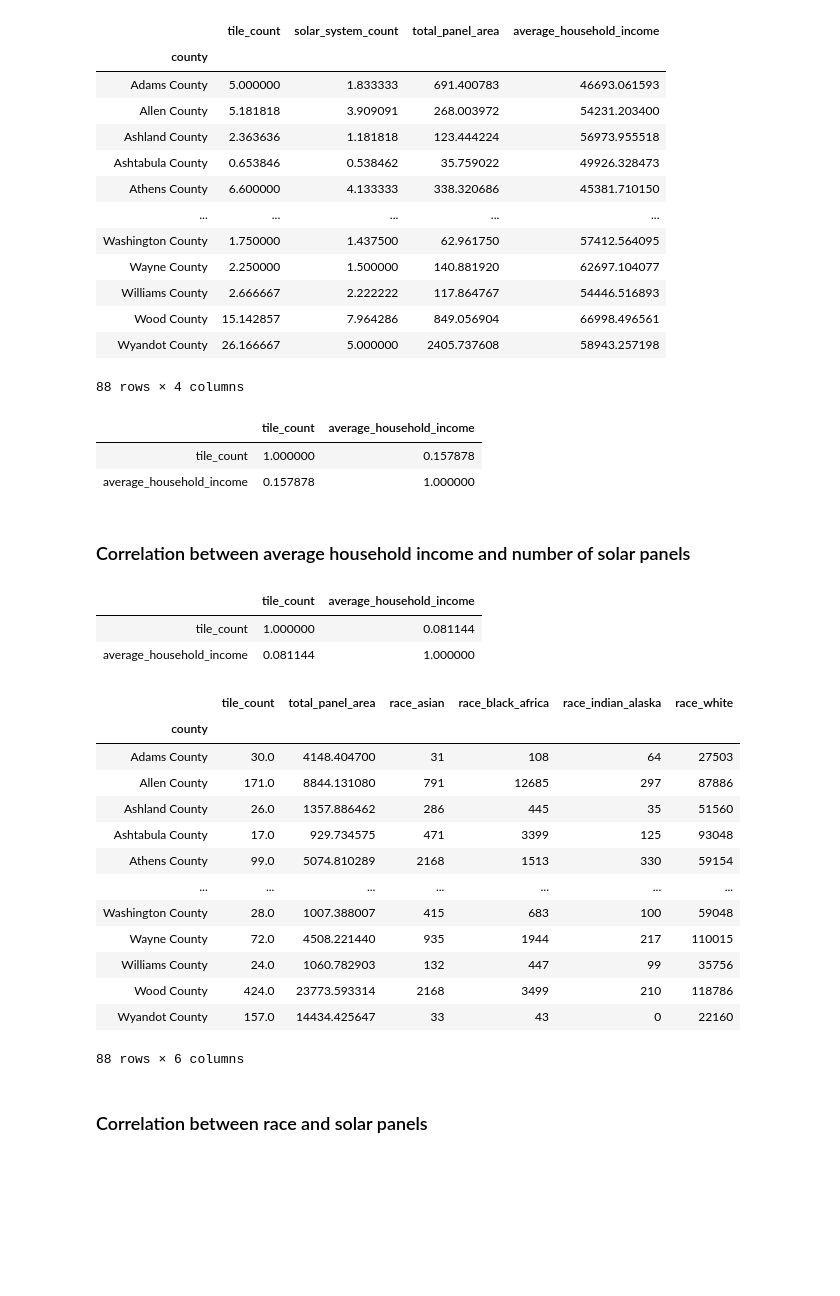
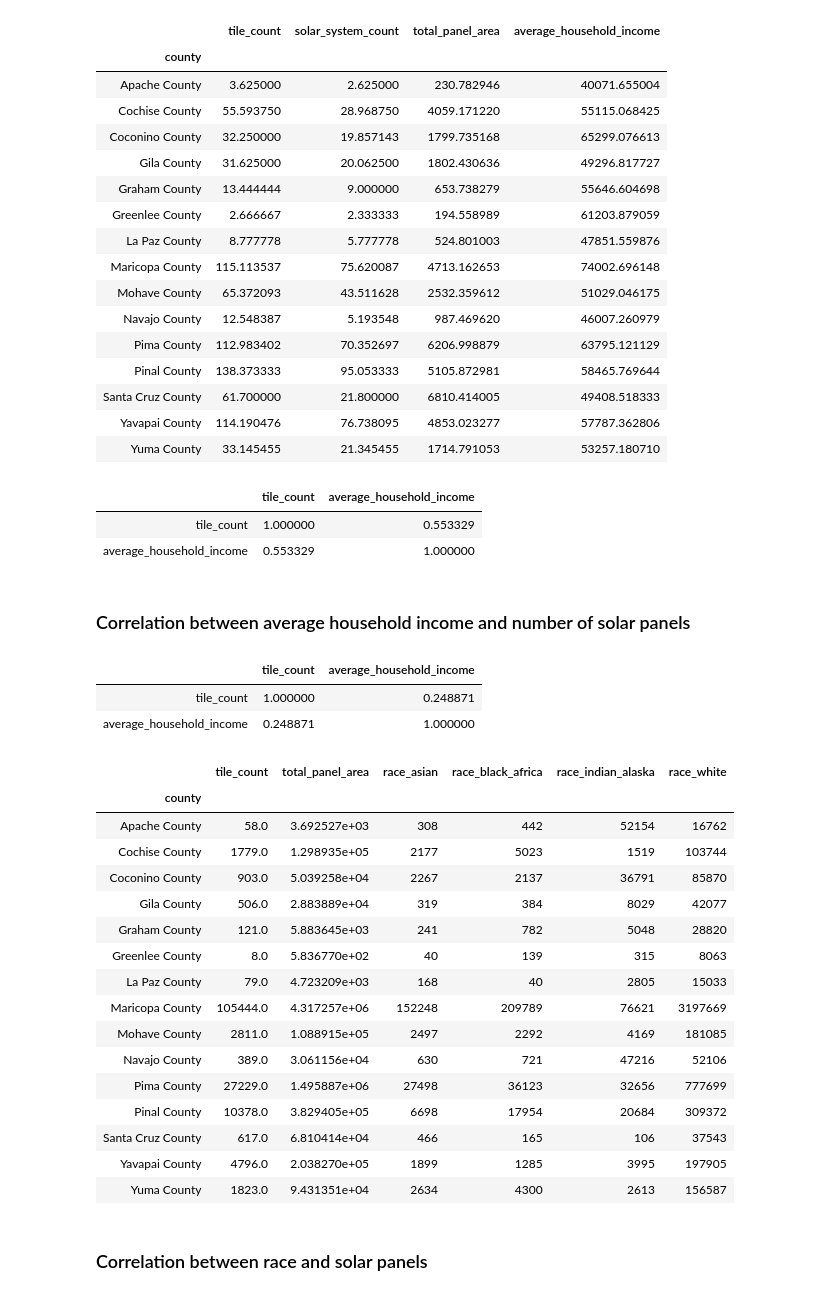
Before and after one commit to zs19930830/CMPE255, a Jupyter notebook: src/analysis.ipynb, the cells around one changed output. Saved outputs shown, nothing was run; the diff lists cells and outputs as text; code cells hidden in the pictures; blank space fills up the shorter version.

```diff
--- a/src/analysis.ipynb
+++ b/src/analysis.ipynb
@@ -57,6 +57,6 @@ state_solar_panel_data.count().join(avg_panel_area)
 # %%
-ohioDF = input_data[input_data['state']=='oh']
-ohioDF.groupby('county').max()
+arizona_df = input_data[input_data['state']=='az']
+arizona_df.groupby('county').max()
 # %% [output]
 |  | tile_count | solar_system_count | total_panel_area | fips | average_household_income | education_bachelor | ... |
 | county |  |  |  |  |  |  | ... |
@@ -82,51 +85,57 @@ ohioDF[ohioDF['tile_count']==ohioDF['tile_count'].max()]
 # %%
-ohioDF[['county','tile_count','solar_system_count','total_panel_area','average_household_income']].groupby('county').mean()
+arizona_df[['county','tile_count','solar_system_count','total_panel_area','average_household_income']].groupby('county').mean()
 # %% [output]
 |  | tile_count | solar_system_count | total_panel_area | average_household_income |
 | county |  |  |  |  |
-| Adams County | 5.000000 | 1.833333 | 691.400783 | 46693.061593 |
-| Allen County | 5.181818 | 3.909091 | 268.003972 | 54231.203400 |
-| Ashland County | 2.363636 | 1.181818 | 123.444224 | 56973.955518 |
-| Ashtabula County | 0.653846 | 0.538462 | 35.759022 | 49926.328473 |
-| Athens County | 6.600000 | 4.133333 | 338.320686 | 45381.710150 |
-| ... | ... | ... | ... | ... |
-| Washington County | 1.750000 | 1.437500 | 62.961750 | 57412.564095 |
-| Wayne County | 2.250000 | 1.500000 | 140.881920 | 62697.104077 |
-| Williams County | 2.666667 | 2.222222 | 117.864767 | 54446.516893 |
-| Wood County | 15.142857 | 7.964286 | 849.056904 | 66998.496561 |
-| Wyandot County | 26.166667 | 5.000000 | 2405.737608 | 58943.257198 |
+| Apache County | 3.625000 | 2.625000 | 230.782946 | 40071.655004 |
+| Cochise County | 55.593750 | 28.968750 | 4059.171220 | 55115.068425 |
+| Coconino County | 32.250000 | 19.857143 | 1799.735168 | 65299.076613 |
+| Gila County | 31.625000 | 20.062500 | 1802.430636 | 49296.817727 |
+| Graham County | 13.444444 | 9.000000 | 653.738279 | 55646.604698 |
+| Greenlee County | 2.666667 | 2.333333 | 194.558989 | 61203.879059 |
+| La Paz County | 8.777778 | 5.777778 | 524.801003 | 47851.559876 |
+| Maricopa County | 115.113537 | 75.620087 | 4713.162653 | 74002.696148 |
+| Mohave County | 65.372093 | 43.511628 | 2532.359612 | 51029.046175 |
+| Navajo County | 12.548387 | 5.193548 | 987.469620 | 46007.260979 |
+| Pima County | 112.983402 | 70.352697 | 6206.998879 | 63795.121129 |
+| Pinal County | 138.373333 | 95.053333 | 5105.872981 | 58465.769644 |
+| Santa Cruz County | 61.700000 | 21.800000 | 6810.414005 | 49408.518333 |
+| Yavapai County | 114.190476 | 76.738095 | 4853.023277 | 57787.362806 |
+| Yuma County | 33.145455 | 21.345455 | 1714.791053 | 53257.180710 |
-88 rows × 4 columns
 # %%
-ohioDF[['county','tile_count','average_household_income']].groupby('county').mean().corr()
+arizona_df[['county','tile_count','average_household_income']].groupby('county').mean().corr()
 # %% [output]
 |  | tile_count | average_household_income |
-| tile_count | 1.000000 | 0.157878 |
-| average_household_income | 0.157878 | 1.000000 |
+| tile_count | 1.000000 | 0.553329 |
+| average_household_income | 0.553329 | 1.000000 |
 # %% [markdown]
 ### Correlation between average household income and number of solar panels
 # %%
-ohioDF[['tile_count','average_household_income']].corr()
+arizona_df[['tile_count','average_household_income']].corr()
 # %% [output]
 |  | tile_count | average_household_income |
-| tile_count | 1.000000 | 0.081144 |
-| average_household_income | 0.081144 | 1.000000 |
+| tile_count | 1.000000 | 0.248871 |
+| average_household_income | 0.248871 | 1.000000 |
 # %%
-ohioDF[['county','tile_count','total_panel_area','race_asian','race_black_africa','race_indian_alaska','race_white']].groupby('county').sum()
+arizona_df[['county','tile_count','total_panel_area','race_asian','race_black_africa','race_indian_alaska','race_white']].groupby('county').sum()
 # %% [output]
 |  | tile_count | total_panel_area | race_asian | race_black_africa | race_indian_alaska | race_white |
 | county |  |  |  |  |  |  |
-| Adams County | 30.0 | 4148.404700 | 31 | 108 | 64 | 27503 |
-| Allen County | 171.0 | 8844.131080 | 791 | 12685 | 297 | 87886 |
-| Ashland County | 26.0 | 1357.886462 | 286 | 445 | 35 | 51560 |
-| Ashtabula County | 17.0 | 929.734575 | 471 | 3399 | 125 | 93048 |
-| Athens County | 99.0 | 5074.810289 | 2168 | 1513 | 330 | 59154 |
-| ... | ... | ... | ... | ... | ... | ... |
-| Washington County | 28.0 | 1007.388007 | 415 | 683 | 100 | 59048 |
-| Wayne County | 72.0 | 4508.221440 | 935 | 1944 | 217 | 110015 |
-| Williams County | 24.0 | 1060.782903 | 132 | 447 | 99 | 35756 |
-| Wood County | 424.0 | 23773.593314 | 2168 | 3499 | 210 | 118786 |
-| Wyandot County | 157.0 | 14434.425647 | 33 | 43 | 0 | 22160 |
+| Apache County | 58.0 | 3.692527e+03 | 308 | 442 | 52154 | 16762 |
+| Cochise County | 1779.0 | 1.298935e+05 | 2177 | 5023 | 1519 | 103744 |
+| Coconino County | 903.0 | 5.039258e+04 | 2267 | 2137 | 36791 | 85870 |
+| Gila County | 506.0 | 2.883889e+04 | 319 | 384 | 8029 | 42077 |
+| Graham County | 121.0 | 5.883645e+03 | 241 | 782 | 5048 | 28820 |
+| Greenlee County | 8.0 | 5.836770e+02 | 40 | 139 | 315 | 8063 |
+| La Paz County | 79.0 | 4.723209e+03 | 168 | 40 | 2805 | 15033 |
+| Maricopa County | 105444.0 | 4.317257e+06 | 152248 | 209789 | 76621 | 3197669 |
+| Mohave County | 2811.0 | 1.088915e+05 | 2497 | 2292 | 4169 | 181085 |
+| Navajo County | 389.0 | 3.061156e+04 | 630 | 721 | 47216 | 52106 |
+| Pima County | 27229.0 | 1.495887e+06 | 27498 | 36123 | 32656 | 777699 |
+| Pinal County | 10378.0 | 3.829405e+05 | 6698 | 17954 | 20684 | 309372 |
+| Santa Cruz County | 617.0 | 6.810414e+04 | 466 | 165 | 106 | 37543 |
+| Yavapai County | 4796.0 | 2.038270e+05 | 1899 | 1285 | 3995 | 197905 |
+| Yuma County | 1823.0 | 9.431351e+04 | 2634 | 4300 | 2613 | 156587 |
-88 rows × 6 columns
 # %% [markdown]
 ### Correlation between race and solar panels
 # %%
```
Also changed, not shown: parts of 51 cells of this notebook, 4 other files.
